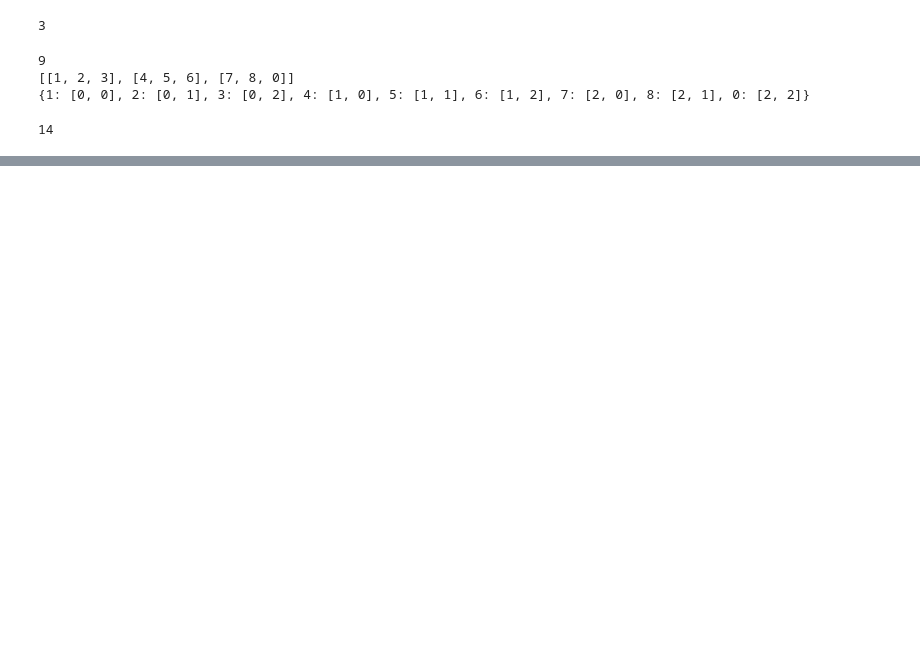
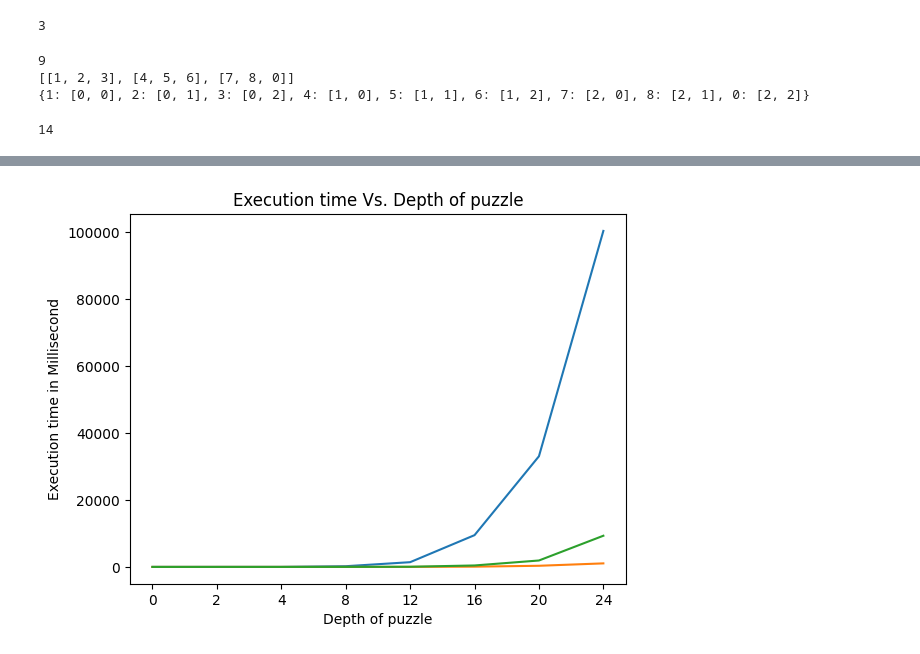
Before and after one commit to SMMaksudulAlam/CS_205_AI_Project_1, a Jupyter notebook: CS205_AI_project_1.ipynb, the cells around one changed output, grey strips where cells are left out. Cells and saved outputs as stored; diff of their text form; code cells hidden in the pictures; blank space fills up the shorter version.

```diff
--- a/CS205_AI_project_1.ipynb
+++ b/CS205_AI_project_1.ipynb
@@ -303,19 +306,22 @@ Streaming output truncated to the last 5000 lines.
 # %%
-x_labels = ['6', '8', '11']
+x_labels = ['0', '2', '4', '8', '12', '16', '20', '24']
 
-UC = [62, 218, 714]
-MD = [5, 8, 32]
-MT = [5, 8, 53]
+UC = [1.0, 4.5, 6.6, 211.4, 1415.0, 9489.8, 33060.2, 100376.3]
+MD = [0.6, 1.1, 1.9, 10.8, 13.7, 79.6, 343.5, 1058.7]
+MT = [0.8, 2.2, 3.8, 12.8, 51.7, 435.3, 1920.2, 9316.7]
 # Plot the data
 plt.plot(x_labels, UC, label='UC')
 plt.plot(x_labels, MD, label='MD')
 plt.plot(x_labels, MT, label='MT')
 
 # Add labels and legend
 plt.xlabel('Depth of puzzle')
-plt.ylabel('Maximum queue size')
-plt.title('Maximum queue size Vs. Depth of puzzle')
-plt.legend()
+plt.ylabel('Execution time in Millisecond')
+plt.title('Execution time Vs. Depth of puzzle')
+plt.xlabel('Depth of puzzle')
+
 
 # Display the plot
 plt.show()
+# %% [output]
+[figure, added]
```
Also changed, not shown: parts of 3 cells of this notebook.
